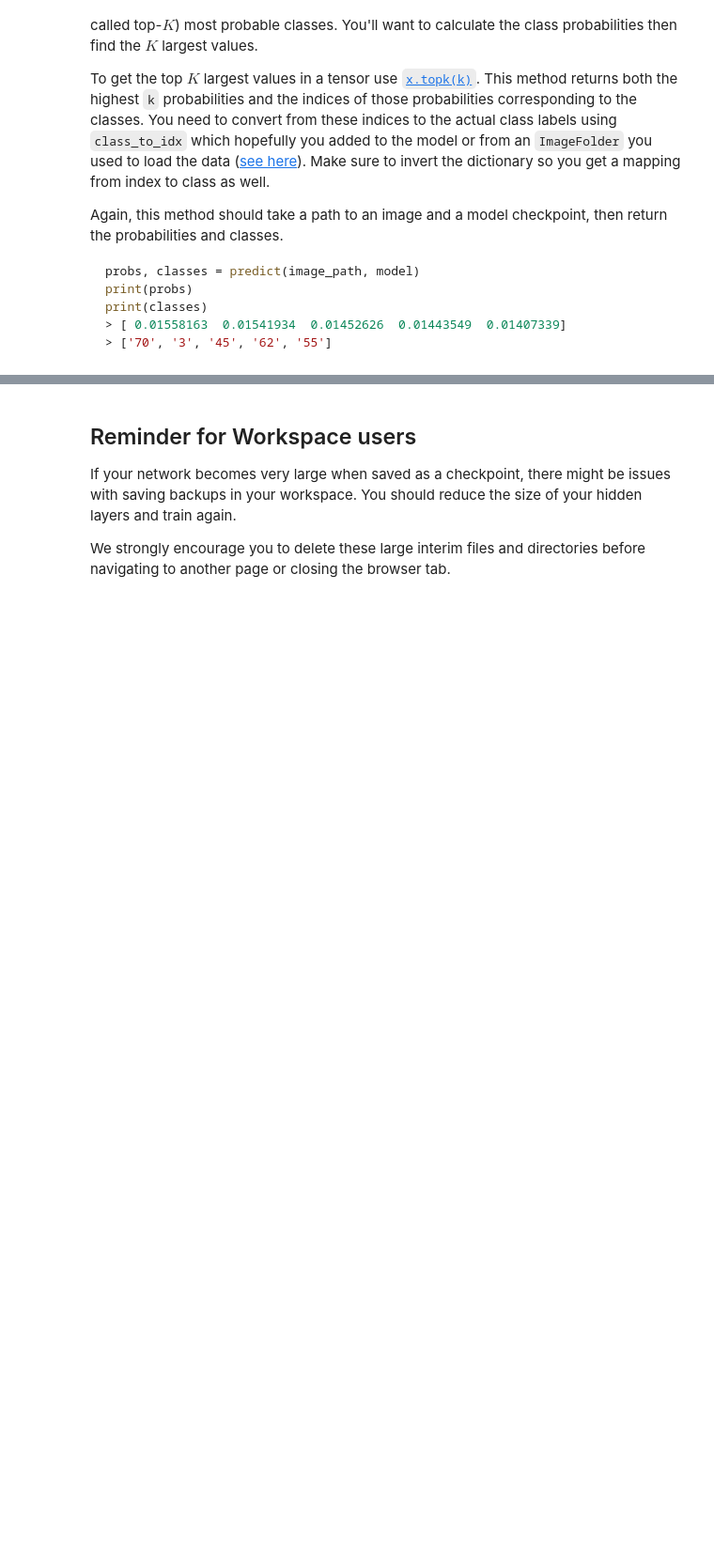
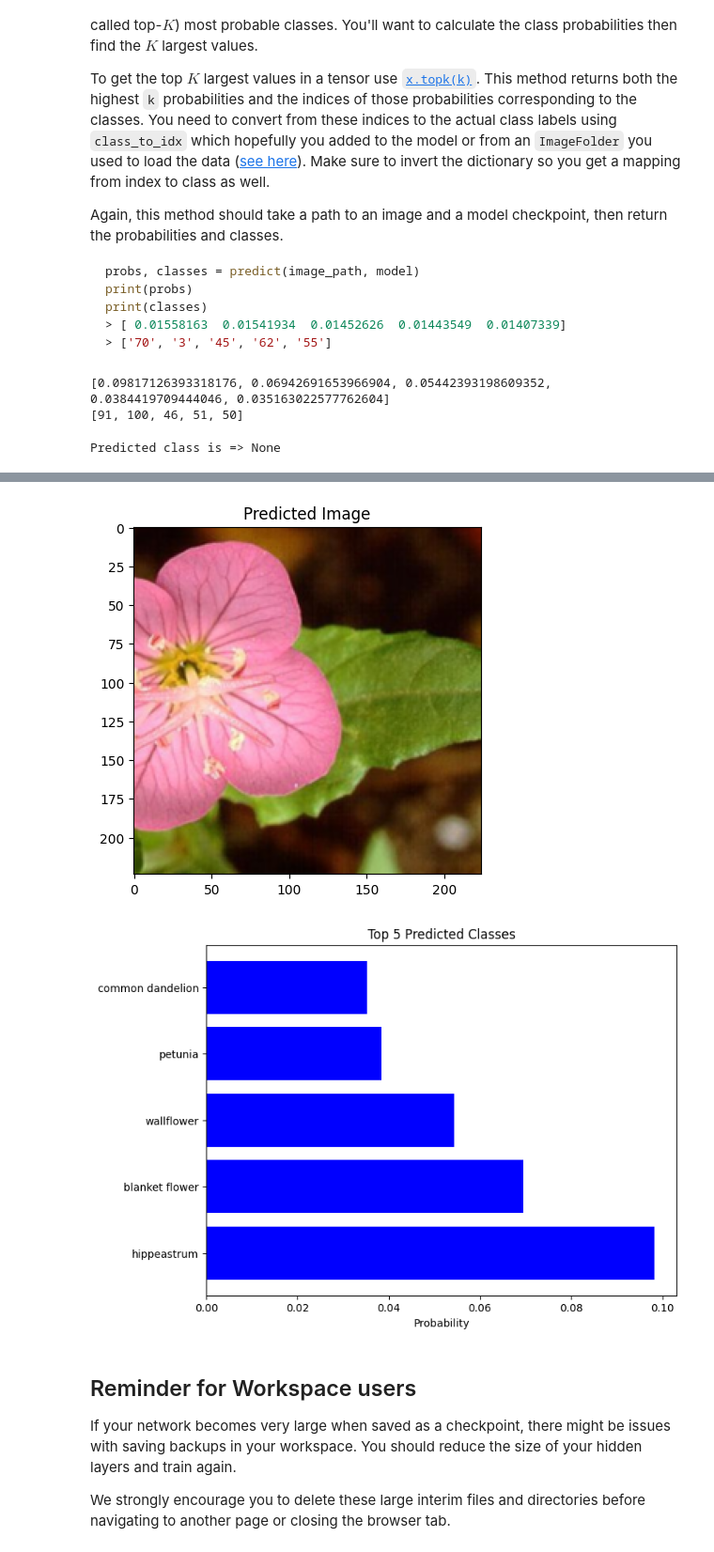
Before and after one commit to anika-kamath/FlowerSpeciesClassifier-EfficientNet, a Jupyter notebook: anikaFlowerClassifer_iter2.ipynb, the cells around one changed output, grey strips where cells are left out. Shown at 94% size. Saved outputs shown, nothing was run; the diff lists cells and outputs as text; code cells hidden in the pictures; blank space fills up the shorter version.

```diff
--- a/anikaFlowerClassifer_iter2.ipynb
+++ b/anikaFlowerClassifer_iter2.ipynb
@@ -756,3 +821,22 @@ def predict(image_path, model, topk=5):
+# %%
+prob, classes = predict(image_path, model)
+print(prob)
+print(classes)
+# %% [output]
+[0.09817126393318176, 0.06942691653966904, 0.05442393198609352, 0.0384419709444046, 0.035163022577762604]
+[91, 100, 46, 51, 50]
+# %%
+pred_class = ""
+max_value = -1
+
+for p, cls in zip(prob, classes):
+    if p > max_value:
+        max_value = p
+        predicted_class = cls
+
+print("Predicted class is =>", cat_to_name.get(pred_class))
+# %% [output]
+Predicted class is => None
 # %% [markdown]
 ## Sanity Checking
 
@@ -766,3 +848,15 @@ You can convert from the class integer encoding to actual flower names with the
+# %%
+# TODO: Display an image along with the top 5 classes
+imshow(torch.tensor(process_image(image_path)), title="Predicted Image")
+class_names = [cat_to_name.get(cls, "Unknown class") for cls in classes]
+plt.figure(figsize=(8, 6))
+plt.barh(class_names, prob, color='blue')
+plt.xlabel('Probability')
+plt.title('Top 5 Predicted Classes')
+plt.show()
+# %% [output]
+[figure, added]
+[figure, added]
 # %% [markdown]
 ## Reminder for Workspace users
 If your network becomes very large when saved as a checkpoint, there might be issues with saving backups in your workspace. You should reduce the size of your hidden layers and train again.
```
Also changed, not shown: parts of 7 cells of this notebook.
